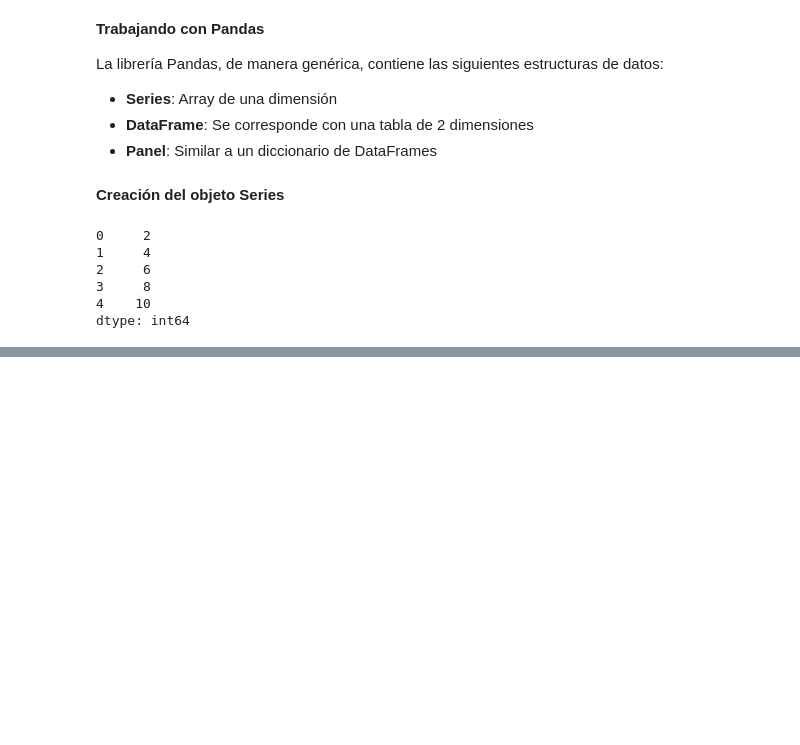
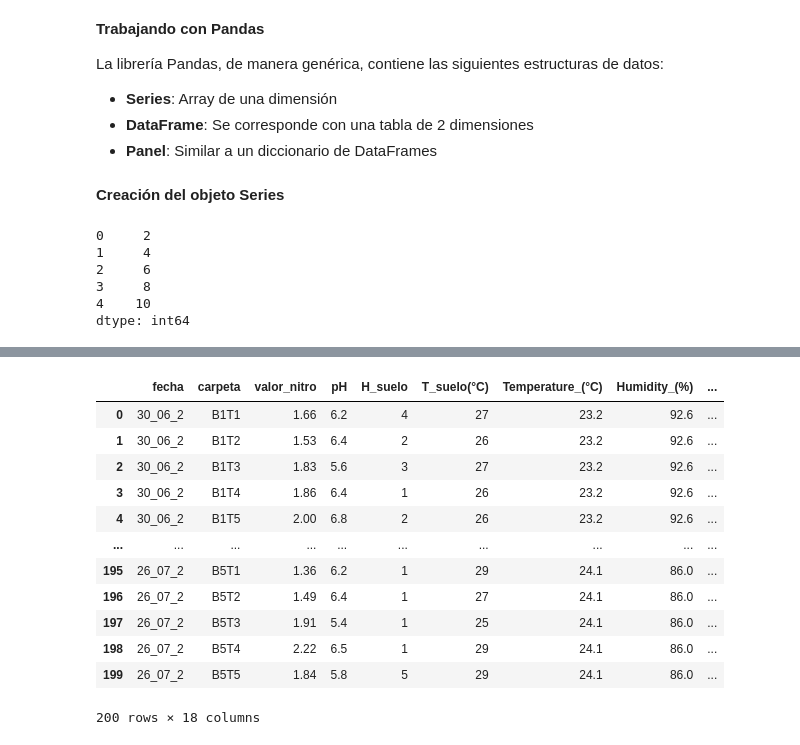
Before and after one commit to jorgenriquez/Inteligencia_artificial, a Jupyter notebook: Clase_01_Inteligencia_artificial.ipynb, the cells around one changed output, grey strips where cells are left out. Drawn from its saved outputs; the diff is of its cells as text; code cells hidden in the pictures; blank space fills up the shorter version.

```diff
--- a/Clase_01_Inteligencia_artificial.ipynb
+++ b/Clase_01_Inteligencia_artificial.ipynb
@@ -424,0 +925,19 @@ dtype: int64
+# %%
+# Cargar el DataFrame Externo
+df3 = pd.read_csv("/content/data_iot.csv", sep=';', encoding='ISO-8859-1')
+# %%
+df3
+# %% [output]
+|  | fecha | carpeta | valor_nitro | pH | H_suelo | T_suelo(°C) | Temperature_(°C) | Humidity_(%) | ... |
+| 0 | 30_06_2 | B1T1 | 1.66 | 6.2 | 4 | 27 | 23.2 | 92.6 | ... |
+| 1 | 30_06_2 | B1T2 | 1.53 | 6.4 | 2 | 26 | 23.2 | 92.6 | ... |
+| 2 | 30_06_2 | B1T3 | 1.83 | 5.6 | 3 | 27 | 23.2 | 92.6 | ... |
+| 3 | 30_06_2 | B1T4 | 1.86 | 6.4 | 1 | 26 | 23.2 | 92.6 | ... |
+| 4 | 30_06_2 | B1T5 | 2.00 | 6.8 | 2 | 26 | 23.2 | 92.6 | ... |
+| ... | ... | ... | ... | ... | ... | ... | ... | ... | ... |
+| 195 | 26_07_2 | B5T1 | 1.36 | 6.2 | 1 | 29 | 24.1 | 86.0 | ... |
+| 196 | 26_07_2 | B5T2 | 1.49 | 6.4 | 1 | 27 | 24.1 | 86.0 | ... |
+| 197 | 26_07_2 | B5T3 | 1.91 | 5.4 | 1 | 25 | 24.1 | 86.0 | ... |
+| 198 | 26_07_2 | B5T4 | 2.22 | 6.5 | 1 | 29 | 24.1 | 86.0 | ... |
+| 199 | 26_07_2 | B5T5 | 1.84 | 5.8 | 5 | 29 | 24.1 | 86.0 | ... |
+200 rows × 18 columns
```
Also changed, not shown: parts of 61 cells of this notebook.
